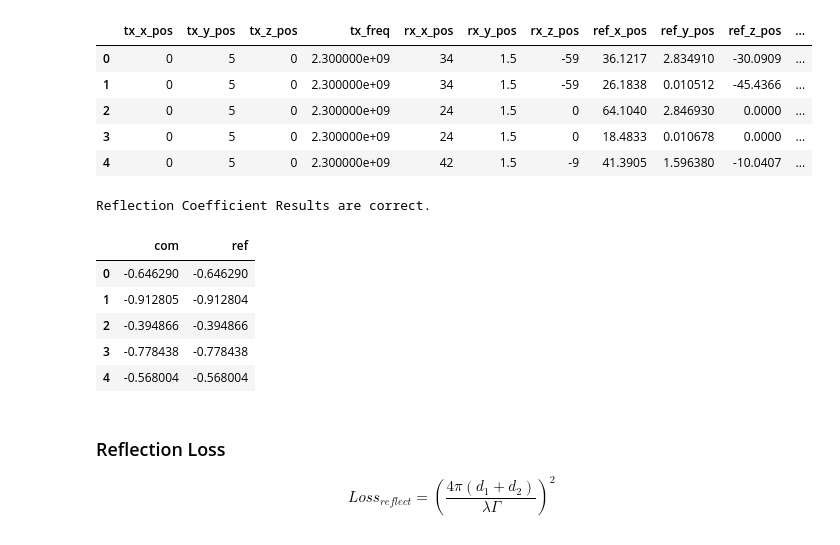
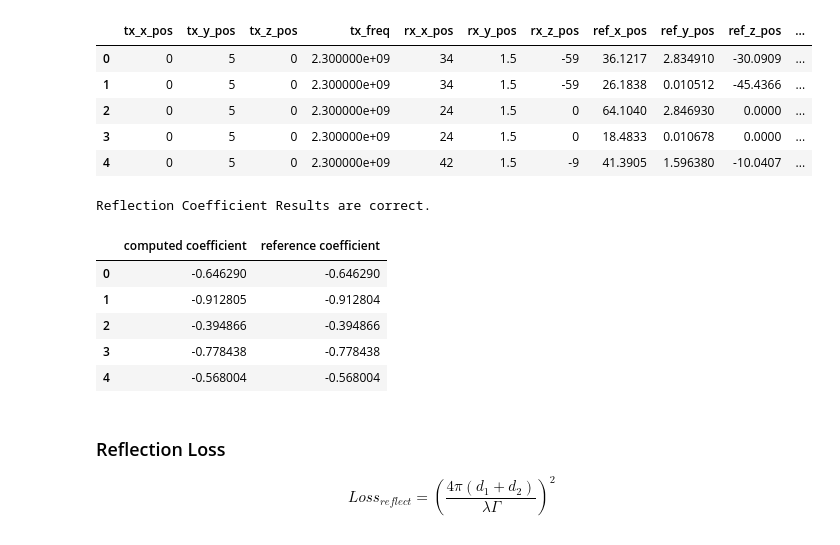
Before and after one commit to tamsri/path-loss-tester, a Jupyter notebook: path_loss_tester.ipynb, the cells around one changed output. Cells and saved outputs as stored; diff of their text form; code cells hidden in the pictures.

```diff
--- a/path_loss_tester.ipynb
+++ b/path_loss_tester.ipynb
@@ -129,13 +127,13 @@ angles = ref_data.iloc[:, -2:-1].to_numpy().reshape((-1, 1))
 # %%
 computed_refl_coe = ReflectionCoefficient(tx_positions, rx_positions, angles, 1.0003, 5.31, 'TE' ).reshape((-1,1))
 ref_refl_coe = ref_data.iloc[:,-5].to_numpy().reshape((-1,1))
-check_table = pd.DataFrame( {'com':computed_refl_coe.ravel(), 'ref': ref_refl_coe.ravel()})
+check_table = pd.DataFrame( {'computed coefficients':computed_refl_coe.ravel(), 'reference coefficients': ref_refl_coe.ravel()})
 assert (np.round(computed_refl_coe,2) == np.round(ref_refl_coe,2)).all()
 print("Reflection Coefficient Results are correct.")
 check_table.head()
 # %% [output]
 Reflection Coefficient Results are correct.
-|  | com | ref |
+|  | computed coefficient | reference coefficient |
 | 0 | -0.646290 | -0.646290 |
 | 1 | -0.912805 | -0.912804 |
 | 2 | -0.394866 | -0.394866 |
```
Also changed, not shown: parts of 15 cells of this notebook.
